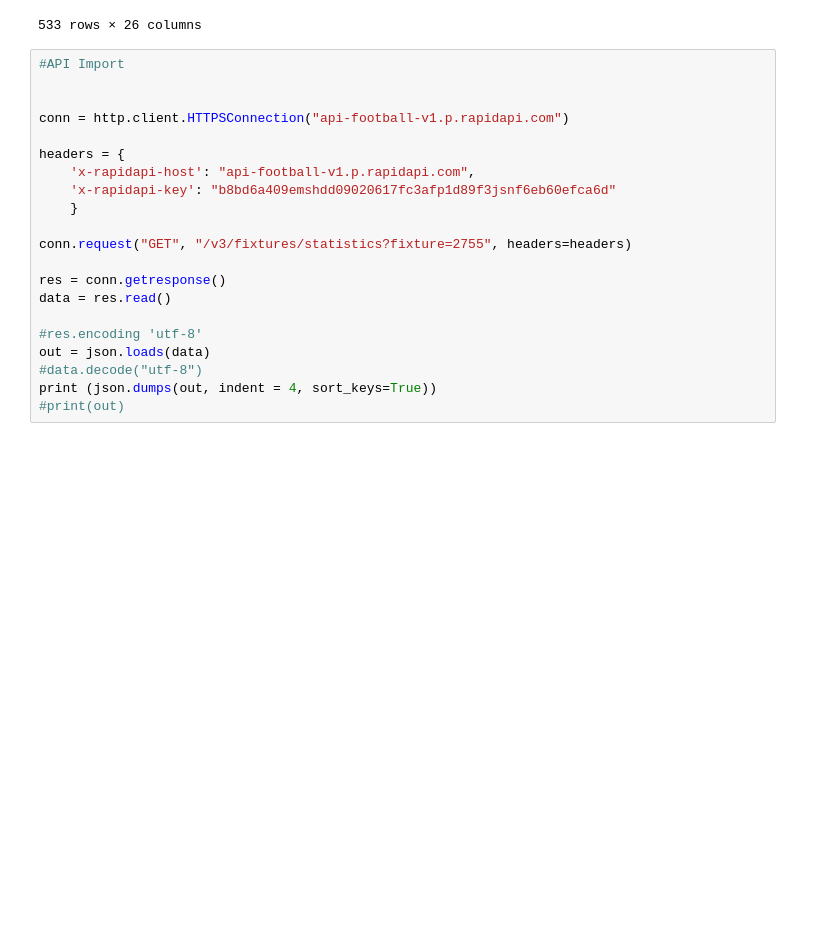
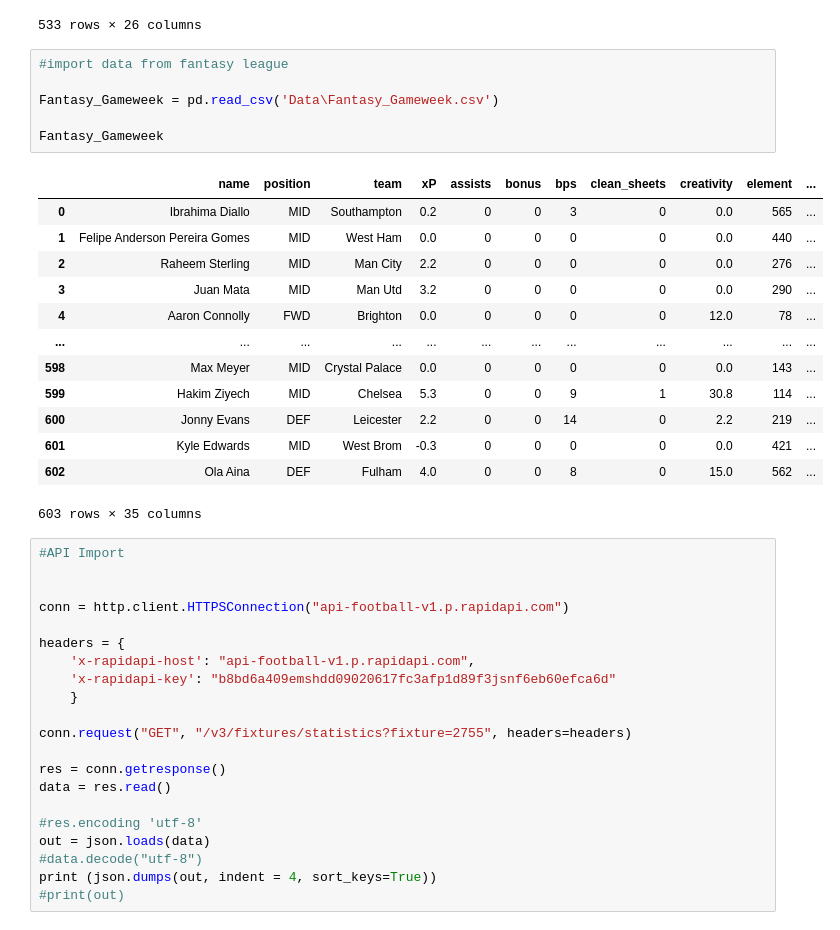
Before and after one commit to Giuliano99/Masterarbeit, a Jupyter notebook: Import Data.ipynb, the cells around one changed output. Saved outputs shown, nothing was run; the diff lists cells and outputs as text; blank space fills up the shorter version.

Commit message:
added Fantasy League Player Stats

```diff
--- a/Import Data.ipynb
+++ b/Import Data.ipynb
@@ -72,6 +72,26 @@ Player_Stats_20_21
 | 531 | Kurt Zouma\ce4246f5 | fr FRA | DF | Chelsea | 25 | 1994 | 24 | 22 | 2029 | ... |
 | 532 | Martin Ødegaard\79300479 | no NOR | MF | Arsenal | 21 | 1998 | 14 | 9 | 866 | ... |
 533 rows × 26 columns
+# %%
+#import data from fantasy league
+
+Fantasy_Gameweek = pd.read_csv('Data\Fantasy_Gameweek.csv')
+
+Fantasy_Gameweek
+# %% [output]
+|  | name | position | team | xP | assists | bonus | bps | clean_sheets | creativity | element | ... |
+| 0 | Ibrahima Diallo | MID | Southampton | 0.2 | 0 | 0 | 3 | 0 | 0.0 | 565 | ... |
+| 1 | Felipe Anderson Pereira Gomes | MID | West Ham | 0.0 | 0 | 0 | 0 | 0 | 0.0 | 440 | ... |
+| 2 | Raheem Sterling | MID | Man City | 2.2 | 0 | 0 | 0 | 0 | 0.0 | 276 | ... |
+| 3 | Juan Mata | MID | Man Utd | 3.2 | 0 | 0 | 0 | 0 | 0.0 | 290 | ... |
+| 4 | Aaron Connolly | FWD | Brighton | 0.0 | 0 | 0 | 0 | 0 | 12.0 | 78 | ... |
+| ... | ... | ... | ... | ... | ... | ... | ... | ... | ... | ... | ... |
+| 598 | Max Meyer | MID | Crystal Palace | 0.0 | 0 | 0 | 0 | 0 | 0.0 | 143 | ... |
+| 599 | Hakim Ziyech | MID | Chelsea | 5.3 | 0 | 0 | 9 | 1 | 30.8 | 114 | ... |
+| 600 | Jonny Evans | DEF | Leicester | 2.2 | 0 | 0 | 14 | 0 | 2.2 | 219 | ... |
+| 601 | Kyle Edwards | MID | West Brom | -0.3 | 0 | 0 | 0 | 0 | 0.0 | 421 | ... |
+| 602 | Ola Aina | DEF | Fulham | 4.0 | 0 | 0 | 8 | 0 | 15.0 | 562 | ... |
+603 rows × 35 columns
 # %%
 #API Import
 
```
